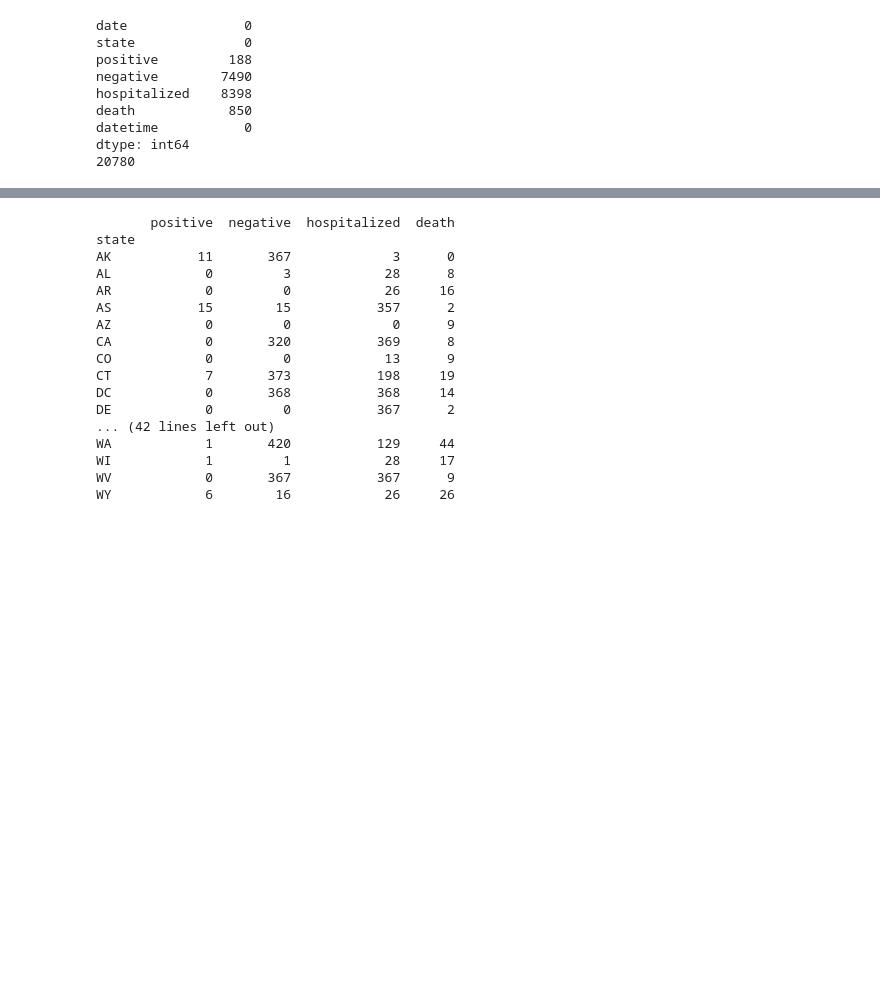
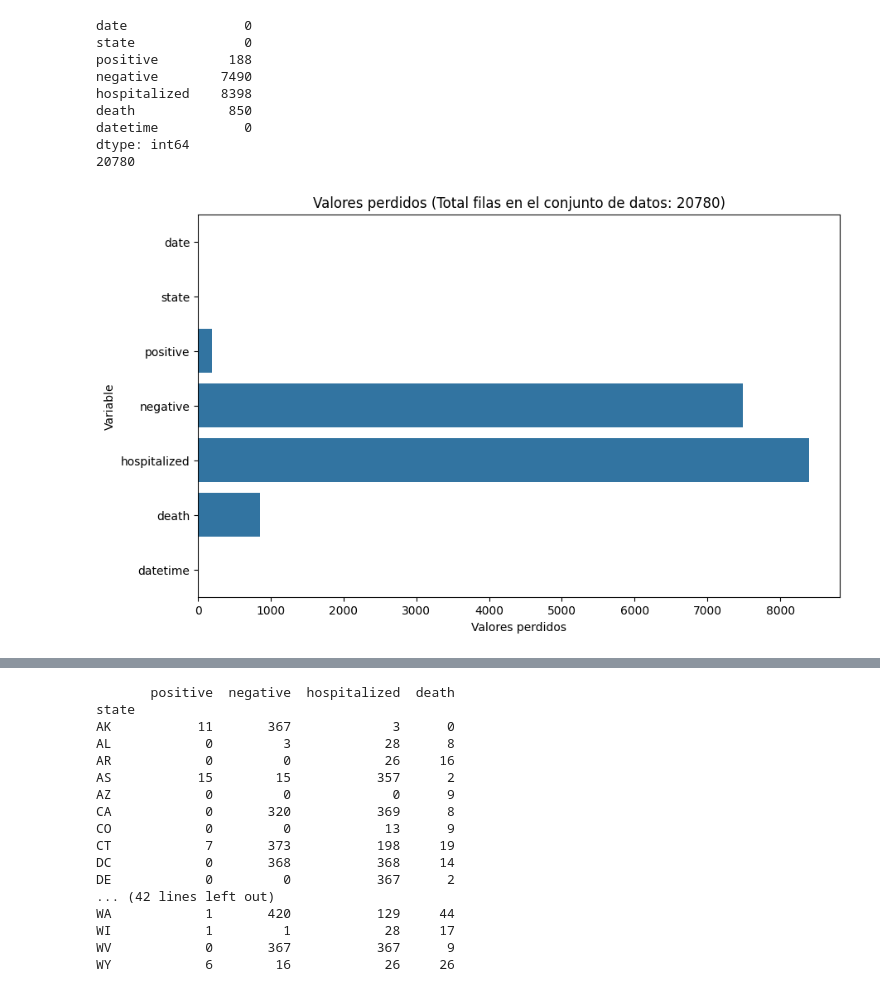
Before and after one commit to AI-School-F5-P3/Carri-Datathon, a Jupyter notebook: Analisis.ipynb, the cells around one changed output, grey strips where cells are left out. Saved outputs shown, nothing was run; the diff lists cells and outputs as text; code cells hidden in the pictures; blank space fills up the shorter version.

```diff
--- a/Analisis.ipynb
+++ b/Analisis.ipynb
@@ -117,4 +114,20 @@ death            850
 datetime           0
 dtype: int64
 20780
+# %%
+import seaborn as sns
+import matplotlib.pyplot as plt
+
+missing_data = df_subset.isna().sum()
+
+missing_df = missing_data.reset_index()
+missing_df.columns = ['Variable', 'Valores perdidos']
+
+# Visualizar los valores nulos en un gráfico de barras
+plt.figure(figsize=(10, 6))
+sns.barplot(x='Valores perdidos', y='Variable', data=missing_df)
+plt.title(f'Valores perdidos (Total filas en el conjunto de datos: {len(df_subset.index)})')
+plt.show()
+# %% [output]
+[figure, added]
 # %% [markdown]
```
Also changed, not shown: parts of 16 cells of this notebook.
